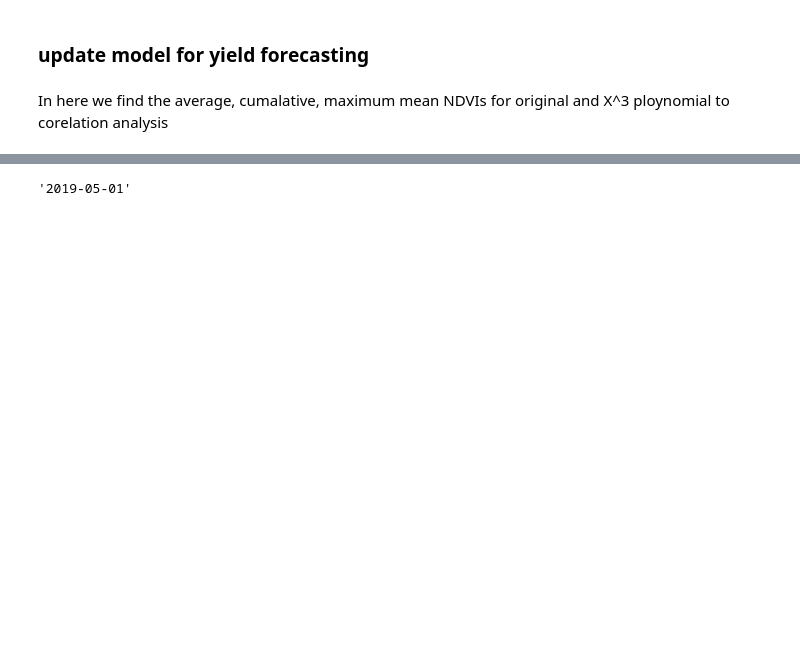
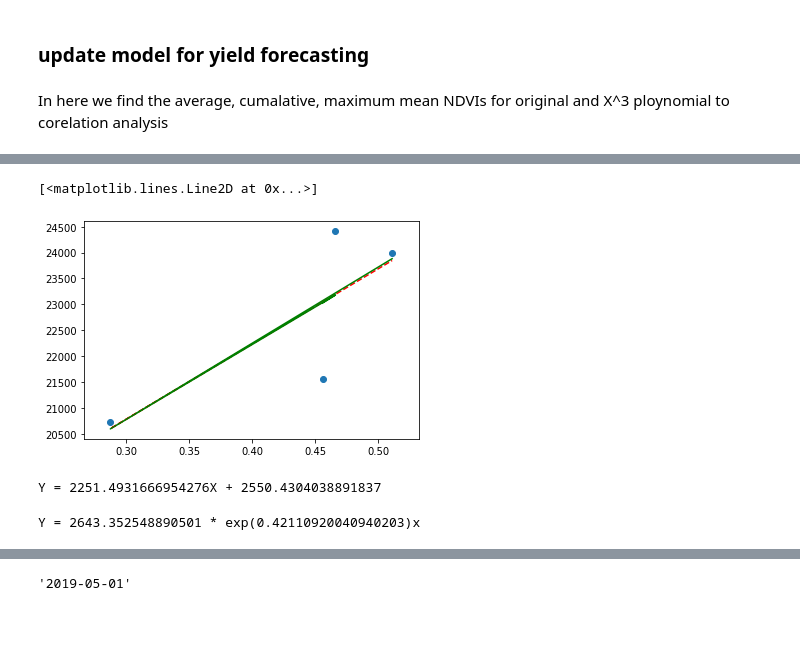
Before and after one commit to Rasika666/final_research, a Jupyter notebook: sat_image/R_analysis.ipynb, the cells around one changed output, grey strips where cells are left out. Saved outputs shown, nothing was run; the diff lists cells and outputs as text; code cells hidden in the pictures; blank space fills up the shorter version.

```diff
--- a/sat_image/R_analysis.ipynb
+++ b/sat_image/R_analysis.ipynb
@@ -414,0 +451,6 @@ In here we  find the average, cumalative, maximum mean NDVIs for original and X^
+# %%
+def func_ex(x, a, b):
+    return a * np.exp(-b * x)
+# %%
+def func_li(x, m, c):
+    return m * x + c
@@ -414,0 +477,4 @@ In here we  find the average, cumalative, maximum mean NDVIs for original and X^
+# %%
+from scipy.optimize import curve_fit
+popt, pcov = curve_fit(func_ex, data['mean_ndvi_original'].tolist(), data['harvert'].tolist())
+popt1, pcov1 = curve_fit(func_li, data['mean_ndvi_original'].tolist(), data['harvert'].tolist())
@@ -414,0 +489,20 @@ In here we  find the average, cumalative, maximum mean NDVIs for original and X^
+# %%
+plt.scatter(data[['mean_ndvi_original']], data[['harvert']])
+plt.plot(data['mean_ndvi_original'].tolist(), func_li(data['mean_ndvi_original'].to_numpy(), *popt1), 'r--', label="Fitted Curve linerw")
+plt.plot(data['mean_ndvi_original'].tolist(), func_ex(data['mean_ndvi_original'].to_numpy(), *popt), 'g', label="Fitted Curve ex")
+# %% [output]
+[<matplotlib.lines.Line2D at 0x...>]
+[figure, added]
+# %%
+# for predict to kg per hectare
+m = (14505.481966690762*2.47105)/15.92
+c = (16431.41661638405*2.47105)/15.92
+print('Y = '+str(m)+'X'+' + '+ str(c))
+# %% [output]
+Y = 2251.4931666954276X + 2550.4304038891837
+# %%
+a = (17030.07732677881*2.47105)/15.92
+b = popt[1]
+print('Y = '+str(a)+' * exp('+ str(-b)+')x')
+# %% [output]
+Y = 2643.352548890501 * exp(0.42110920040940203)x
```
Also changed, not shown: parts of 45 cells of this notebook, 5 other files.
